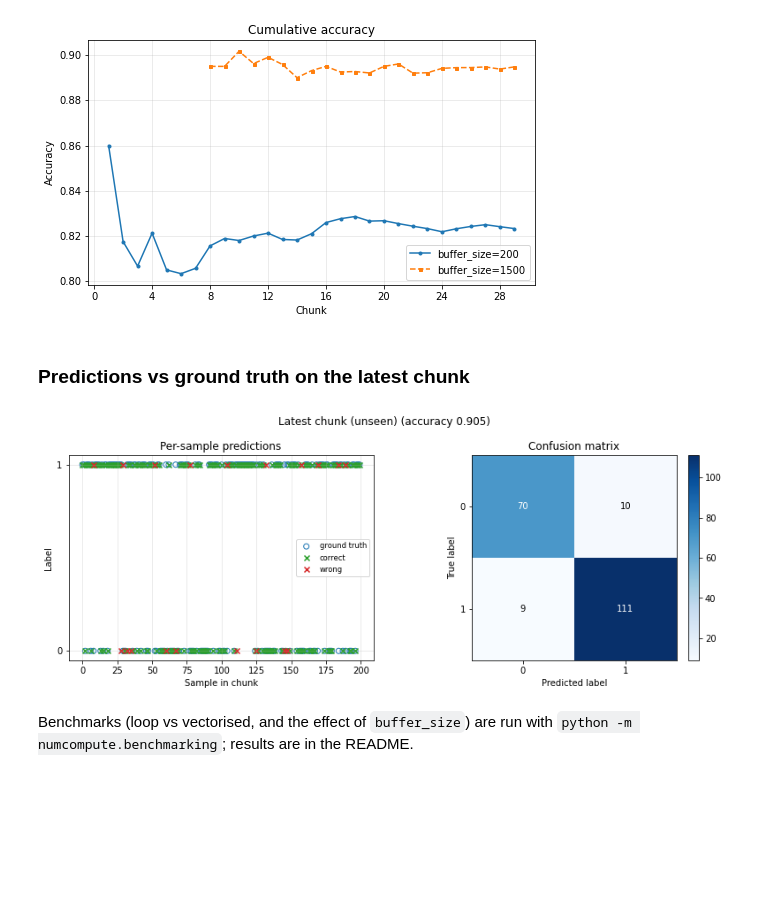
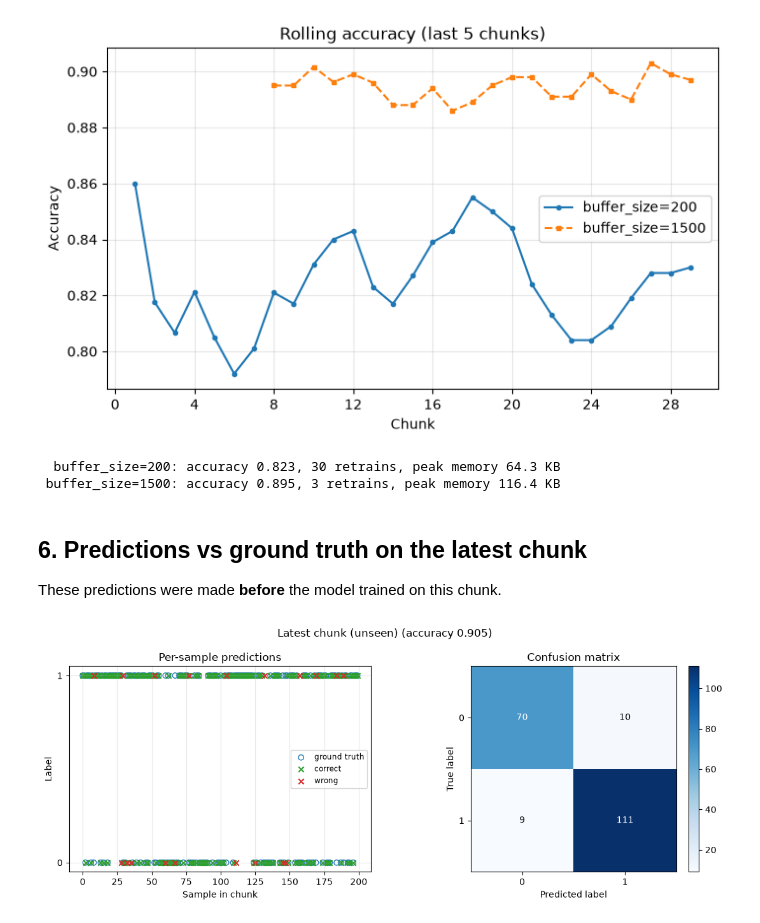
Before and after one commit to aakashr02/deeplearners-toolkit, a Jupyter notebook: demo/stream_demo.ipynb, the cells around one changed output. Saved outputs shown, nothing was run; the diff lists cells and outputs as text; code cells hidden in the pictures; blank space fills up the shorter version.

```diff
--- a/demo/stream_demo.ipynb
+++ b/demo/stream_demo.ipynb
@@ -43,11 +50,12 @@ missing values per feature: [201 184 179 154]
 # %%
 CHUNK_SIZE = 200
 
-def stream():
-    for chunk in read_csv_chunks(DATA, chunk_size=CHUNK_SIZE, skip_header=1):
+def stream(path=DATA, chunk_size=CHUNK_SIZE):
+    for chunk in read_csv_chunks(path, chunk_size=chunk_size, skip_header=1):
         yield chunk[:, :4], chunk[:, 4].astype(int)
 
 chunks = list(stream())
-print(len(chunks), "chunks of", CHUNK_SIZE, "rows")
+print(f"{len(chunks)} chunks of {CHUNK_SIZE} rows")
+print("missing values in the first chunk:", int(np.isnan(chunks[0][0]).sum()))
 # %% [output]
 30 chunks of 200 rows
@@ -115,21 +148,30 @@ plt.show()
 # %%
-small = StreamTrainer(make_pipeline(buffer_size=200)).run(stream())
-large = StreamTrainer(make_pipeline(buffer_size=1500)).run(stream())
+small = StreamTrainer(make_pipeline(buffer_size=200), window=5).run(stream())
+large = StreamTrainer(make_pipeline(buffer_size=1500), window=5).run(stream())
 
-compare_models(small.get_metric("cumulative_accuracy"),
-               large.get_metric("cumulative_accuracy"),
+compare_models(small.get_metric("rolling_accuracy"),
+               large.get_metric("rolling_accuracy"),
                labels=("buffer_size=200", "buffer_size=1500"),
-               title="Cumulative accuracy", ylabel="Accuracy")
+               title="Rolling accuracy (last 5 chunks)", ylabel="Accuracy")
 plt.show()
+
+for name, t in (("buffer_size=200", small), ("buffer_size=1500", large)):
+    s = t.summary()
+    print(f"{name:>17}: accuracy {s['cumulative_accuracy']:.3f}, "
+          f"{s['n_retrains']} retrains, peak memory "
+          f"{t.get_metric('memory_bytes').max() / 1024:.1f} KB")
 # %% [output]
-[figure, old version]
+[figure, new version]
+  buffer_size=200: accuracy 0.823, 30 retrains, peak memory 64.3 KB
+ buffer_size=1500: accuracy 0.895, 3 retrains, peak memory 116.4 KB
 # %% [markdown]
-### Predictions vs ground truth on the latest chunk
+## 6. Predictions vs ground truth on the latest chunk
+
+These predictions were made **before** the model trained on this chunk.
 # %%
-plot_predictions_vs_ground_truth(chunks[-1][1], last_pred,
+X_last, y_last = chunks[-1]
+plot_predictions_vs_ground_truth(y_last, last_pred,
                                  title="Latest chunk (unseen)")
 plt.show()
 # %% [output]
-[figure, old version]
+[figure, new version]
-# %% [markdown]
-Benchmarks (loop vs vectorised, and the effect of `buffer_size`) are run with `python -m numcompute.benchmarking`; results are in the README.
```
Also changed, not shown: parts of 16 cells of this notebook, 2 other files.
